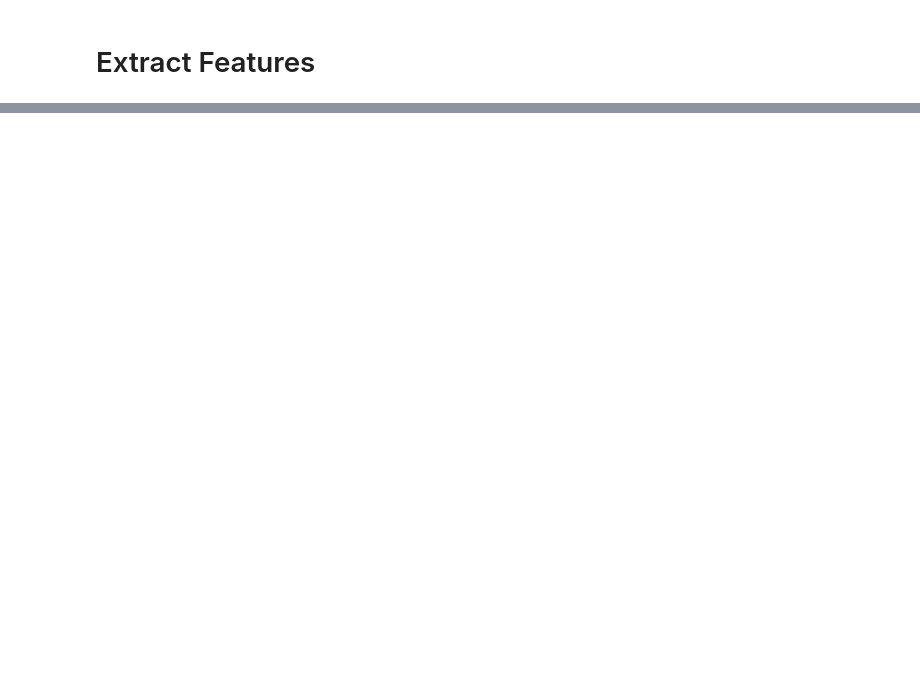
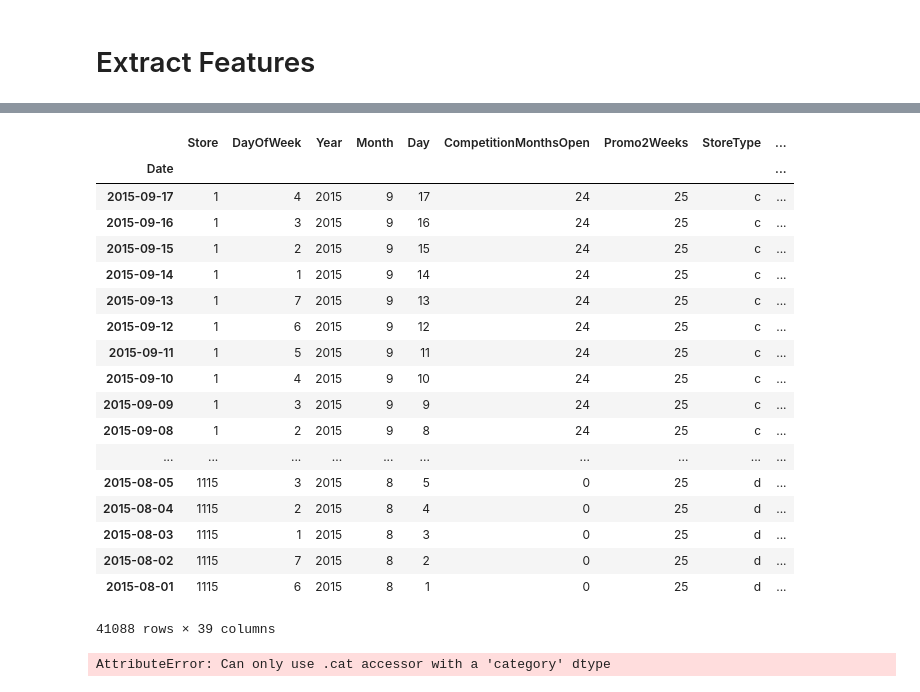
Before and after one commit to WakeMeAtThree/ML_Playground, a Jupyter notebook: Z_05_RossmanStructuredData/RossmanFromScratch.ipynb, the cells around one changed output, grey strips where cells are left out. Cells and saved outputs as stored; diff of their text form; code cells hidden in the pictures; blank space fills up the shorter version.

```diff
--- a/Z_05_RossmanStructuredData/RossmanFromScratch.ipynb
+++ b/Z_05_RossmanStructuredData/RossmanFromScratch.ipynb
@@ -466,0 +390,61 @@ store.CompetitionOpenSince.subtract(pd.datetime.today()).dt.days
+# %%
+joined = joined.merge(fwd,'left',['Store','Date'],suffixes=['','_fw'])
+joined = joined.merge(bwd,'left',['Store','Date'],suffixes=['','_bw'])
+joined_test = joined_test.merge(fwd2,'left',['Store','Date'],suffixes=['','_fw'])
+joined_test = joined_test.merge(bwd2,'left',['Store','Date'],suffixes=['','_bw'])
+# %%
+cat_vars = ['Store', 'DayOfWeek', 'Year', 'Month', 'Day','CompetitionMonthsOpen',
+    'Promo2Weeks', 'StoreType', 'Assortment', 'PromoInterval', 'CompetitionOpenSinceYear', 'Promo2SinceYear',
+    'State', 'Week', 'Events', 'Promo_fw', 'Promo_bw', 'StateHoliday_fw', 'StateHoliday_bw',
+    'SchoolHoliday_fw', 'SchoolHoliday_bw']
+
+contin_vars = ['CompetitionDistance', 'Max_TemperatureC', 'Mean_TemperatureC', 'Min_TemperatureC',
+   'Max_Humidity', 'Mean_Humidity', 'Min_Humidity', 'Max_Wind_SpeedKm_h',
+   'Mean_Wind_SpeedKm_h', 'CloudCover', 'trend', 'trend_DE',
+   'AfterStateHoliday', 'BeforeStateHoliday', 'Promo', 'SchoolHoliday']
+# %%
+depVar = 'Sales'
+joined = joined[cat_vars+contin_vars+[depVar,'Date']].copy()
+joined_test[depVar] = 0
+joined_test = joined_test[cat_vars+contin_vars+[depVar,'Date','Id']].copy()
+# %%
+joined["Date"] = pd.to_datetime(joined.Date)
+joined_test["Date"] = pd.to_datetime(joined_test.Date)
+# %%
+for i in cat_vars:
+    joined[i] = joined[i].astype('category').cat.as_ordered()
+
+apply_cats(joined_test,joined)
+
+for i in (contin_vars+[depVar]):
+    joined[i] = joined[i].astype('float32')
+    joined_test[i] = joined_test[i].astype('float32')
+
+
+
+joined.set_index('Date')
+joined_test.set_index('Date')
+# %% [output]
+|  | Store | DayOfWeek | Year | Month | Day | CompetitionMonthsOpen | Promo2Weeks | StoreType | ... |
+| Date |  |  |  |  |  |  |  |  | ... |
+| 2015-09-17 | 1 | 4 | 2015 | 9 | 17 | 24 | 25 | c | ... |
+| 2015-09-16 | 1 | 3 | 2015 | 9 | 16 | 24 | 25 | c | ... |
+| 2015-09-15 | 1 | 2 | 2015 | 9 | 15 | 24 | 25 | c | ... |
+| 2015-09-14 | 1 | 1 | 2015 | 9 | 14 | 24 | 25 | c | ... |
+| 2015-09-13 | 1 | 7 | 2015 | 9 | 13 | 24 | 25 | c | ... |
+| 2015-09-12 | 1 | 6 | 2015 | 9 | 12 | 24 | 25 | c | ... |
+| 2015-09-11 | 1 | 5 | 2015 | 9 | 11 | 24 | 25 | c | ... |
+| 2015-09-10 | 1 | 4 | 2015 | 9 | 10 | 24 | 25 | c | ... |
+| 2015-09-09 | 1 | 3 | 2015 | 9 | 9 | 24 | 25 | c | ... |
+| 2015-09-08 | 1 | 2 | 2015 | 9 | 8 | 24 | 25 | c | ... |
+| ... | ... | ... | ... | ... | ... | ... | ... | ... | ... |
+| 2015-08-05 | 1115 | 3 | 2015 | 8 | 5 | 0 | 25 | d | ... |
+| 2015-08-04 | 1115 | 2 | 2015 | 8 | 4 | 0 | 25 | d | ... |
+| 2015-08-03 | 1115 | 1 | 2015 | 8 | 3 | 0 | 25 | d | ... |
+| 2015-08-02 | 1115 | 7 | 2015 | 8 | 2 | 0 | 25 | d | ... |
+| 2015-08-01 | 1115 | 6 | 2015 | 8 | 1 | 0 | 25 | d | ... |
+41088 rows × 39 columns
+# %%
+proc_df(joined,'Sales',do_scale=True)
+# %% [output]
+AttributeError: Can only use .cat accessor with a 'category' dtype
```
Also changed, not shown: parts of 40 cells of this notebook.
